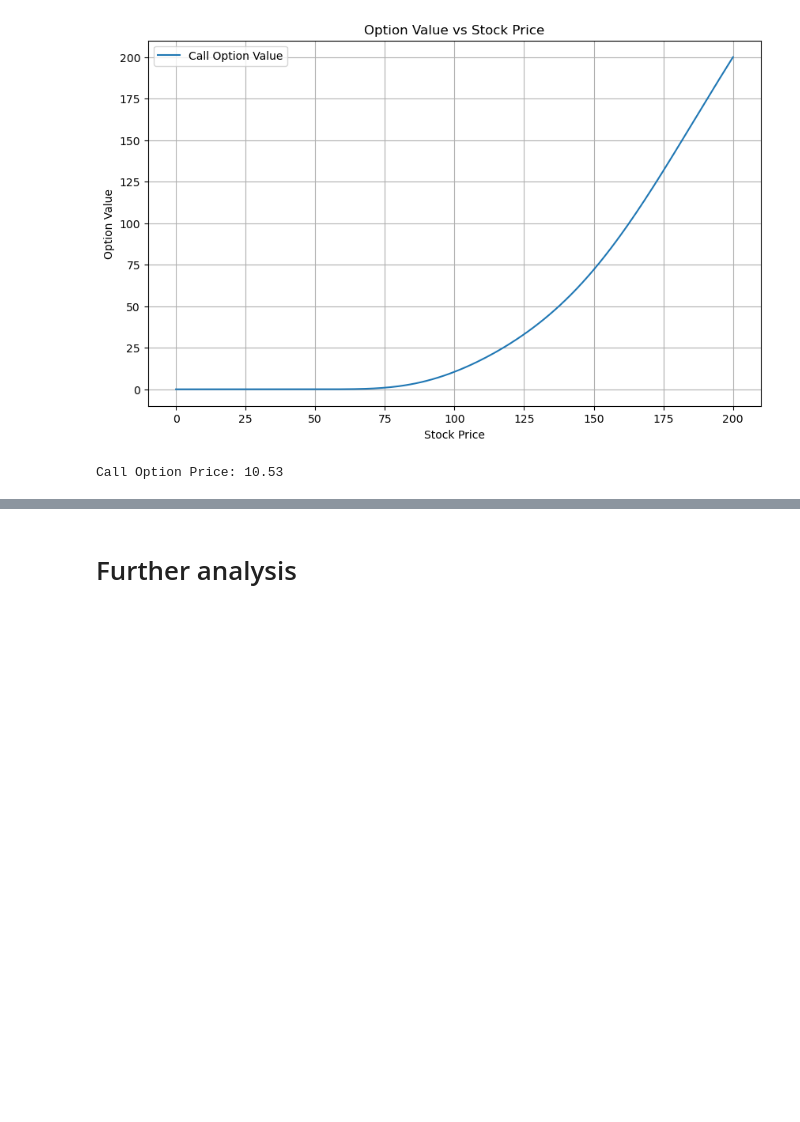
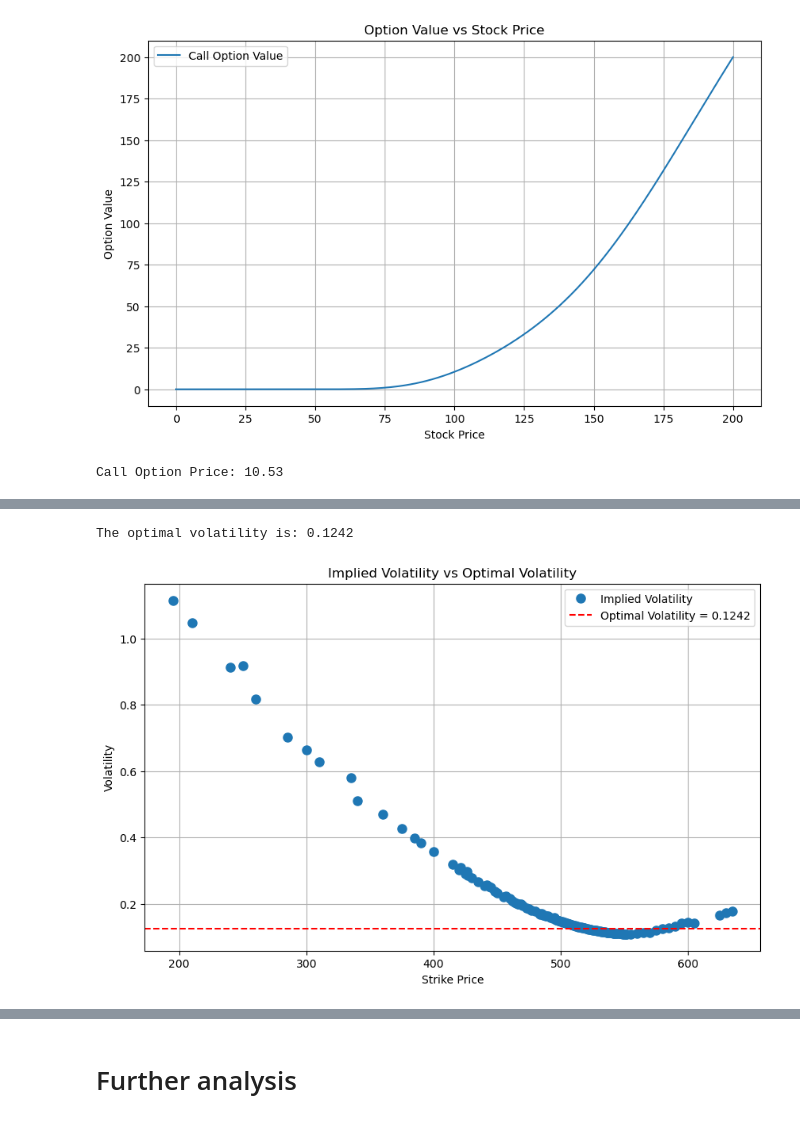
Before and after one commit to NumEconCopenhagen/projects-2024-victor, a Jupyter notebook: modelproject/modelproject.ipynb, the cells around one changed output, grey strips where cells are left out. Cells and saved outputs as stored; diff of their text form; code cells hidden in the pictures; blank space fills up the shorter version.

```diff
--- a/modelproject/modelproject.ipynb
+++ b/modelproject/modelproject.ipynb
@@ -159,7 +158,7 @@ Estimated Call Option Price at Maturity: $10.45
 # %% [markdown]
 As we can see from the results, the MC approach does a very good job at approximating the option price, but the downside of this approach is that it is very computationally heavy. When dealing with a relatively simple model, such as the Black-Scholes model, it does not necessarily require that much computation, but for more complex models, it can quickly become infeasible to use this approach, especially if there is an analytical solution to the model.
 # %%
-def black_scholes_call(S_max, K, T, r, sigma, dx, dt):
+def black_scholes_findif(S_max, K, T, r, sigma, dx, dt):
     # Grid size
     N = int(S_max / dx) + 1  # Asset price steps
     M = int(T / dt) + 1  # Time steps
@@ -196,7 +195,7 @@ dx = 1.0       # Space step
 dt = 0.0002     # Time step (CFL condition: dt < dx^2/(sigma^2*S_max^2))
 
 # Compute the option prices
-S, V = black_scholes_call(S_max, K, T, r, sigma, dx, dt)
+S, V = black_scholes_findif(S_max, K, T, r, sigma, dx, dt)
 
 # Print results
 plt.figure(figsize=(10, 6))
@@ -215,0 +222,53 @@ Another approach is the "finite difference" method, where we can approximate the
+# %%
+import pandas as pd
+import numpy as np
+from scipy.optimize import minimize
+from scipy.stats import norm
+
+# Load the dataset
+file_path = 'options_21-06.csv'
+data = pd.read_csv(file_path)
+
+
+# Error function
+def error_function(sigma, S0, K, T, r, market_price):
+    model_price = black_scholes_call(S0, K, T, r, sigma)
+    return np.sum((model_price - market_price) ** 2)
+
+# Optimization function
+def find_optimal_volatility(data):
+    S0 = 509  # Assuming all options have the same underlying price
+    r = 0.05  # Assuming a single risk-free rate for all options
+    T = 39/252  # Assuming all options have the same expiry
+
+
+    K = data['Strike'].values
+    market_prices = data['Midpoint'].values
+
+    initial_guess = 0.2  # Initial guess for volatility
+    result = minimize(error_function, initial_guess, args=(S0, K, T, r, market_prices), bounds=[(0.0001, 5.0)])
+
+    return result.x[0]
+
+# Find the optimal volatility
+optimal_volatility = find_optimal_volatility(data)
+print(f"The optimal volatility is: {optimal_volatility:.4f}")
+
+data['IV'] = data['IV'].str.rstrip('%').astype('float') / 100.0
+
+# Plot the implied volatilities and the optimal volatility
+K = data['Strike'].values
+implied_volatilities = data['IV'].values
+
+plt.figure(figsize=(10, 6))
+plt.plot(K, implied_volatilities, 'o', label='Implied Volatility', markersize=8)
+plt.axhline(y=optimal_volatility, color='r', linestyle='--', label=f'Optimal Volatility = {optimal_volatility:.4f}')
+plt.xlabel('Strike Price')
+plt.ylabel('Volatility')
+plt.title('Implied Volatility vs Optimal Volatility')
+plt.legend()
+plt.grid(True)
+plt.show()
+# %% [output]
+The optimal volatility is: 0.1242
+[figure, added]
```
Also changed, not shown: parts of 24 cells of this notebook, 4 other files.
